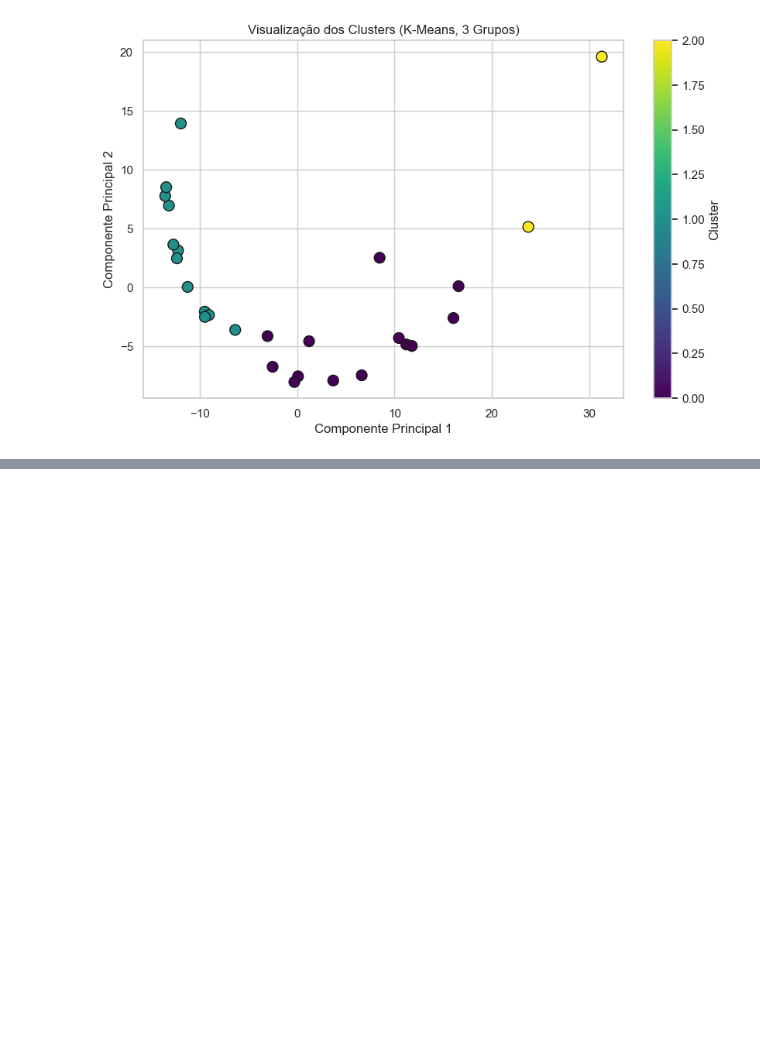
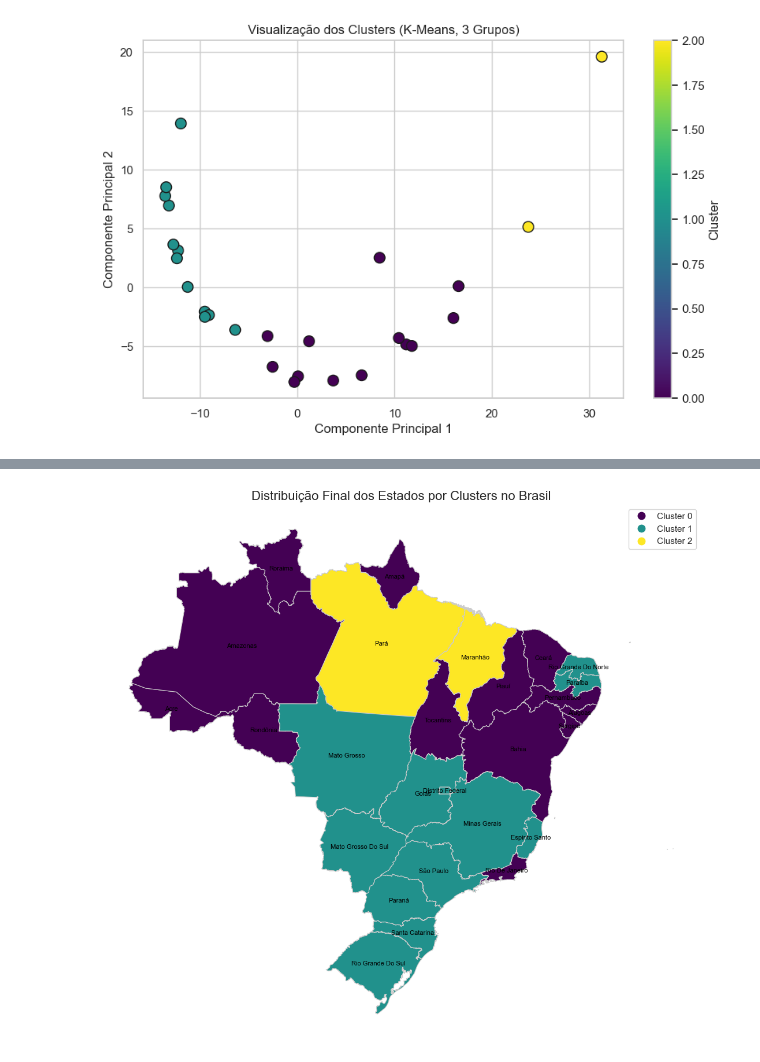
Before and after one commit to tnleite/real-estate-opportunities-analysis, a Jupyter notebook: 02-Analise/real-estate-opportunities-analysis.ipynb, the cells around one changed output, grey strips where cells are left out. Drawn from its saved outputs; the diff is of its cells as text; code cells hidden in the pictures; blank space fills up the shorter version.

```diff
--- a/02-Analise/real-estate-opportunities-analysis.ipynb
+++ b/02-Analise/real-estate-opportunities-analysis.ipynb
@@ -2841,0 +2873,86 @@ plt.show()
+# %%
+import difflib
+import matplotlib.pyplot as plt
+
+# ------------------------------------------------
+# Etapa 1: Função para corrigir nomes automaticamente
+# ------------------------------------------------
+def corrigir_nome_estado(nome_estado, lista_estados_clusters):
+    """
+    Corrige o nome do estado com base na correspondência mais próxima na lista de estados conhecida.
+    """
+    correspondencia = difflib.get_close_matches(nome_estado, lista_estados_clusters, n=1)
+    return correspondencia[0] if correspondencia else None
+
+# ------------------------------------------------
+# Etapa 2: Definir os estados manualmente para cada cluster
+# ------------------------------------------------
+clusters_manualmente = {
+    'Cluster 0': [
+        'Acre', 'Alagoas', 'Amapá', 'Amazonas', 'Bahia', 'Ceará',
+        'Pernambuco', 'Piauí', 'Rio de Janeiro', 'Rondônia',
+        'Roraima', 'Sergipe', 'Tocantins'
+    ],
+    'Cluster 1': [
+        'Distrito Federal', 'Espírito Santo', 'Goiás', 'Mato Grosso',
+        'Mato Grosso do Sul', 'Minas Gerais', 'Paraná', 'Paraíba',
+        'Rio Grande do Norte', 'Rio Grande do Sul', 'Santa Catarina',
+        'São Paulo'
+    ],
+    'Cluster 2': ['Maranhão', 'Pará']
+}
+
+# Unificar a lista de todos os estados dos clusters
+lista_estados_clusters = [estado for lista in clusters_manualmente.values() for estado in lista]
+
+# ------------------------------------------------
+# Etapa 3: Corrigir os nomes e atribuir os clusters
+# ------------------------------------------------
+# Corrigir os nomes dos estados no DataFrame geoespacial
+mapa_brasil['estado_corrigido'] = mapa_brasil['name_state'].apply(
+    lambda x: corrigir_nome_estado(x, lista_estados_clusters)
+)
+
+# Função para mapear o cluster correto
+def atribuir_cluster_corrigido(estado_corrigido):
+    """
+    Atribui o cluster correto ao estado corrigido.
+    """
+    for cluster, estados in clusters_manualmente.items():
+        if estado_corrigido in estados:
+            return cluster
+    return None
+
+# Atribuir os clusters ao DataFrame geoespacial corrigido
+mapa_brasil['cluster'] = mapa_brasil['estado_corrigido'].apply(atribuir_cluster_corrigido)
+
+# Verificar se todos os estados receberam cluster
+assert mapa_brasil['cluster'].isna().sum() == 0, "Alguns estados não receberam cluster!"
+
+# ------------------------------------------------
+# Etapa 4: Visualização final do mapa corrigido
+# ------------------------------------------------
+fig, ax = plt.subplots(1, 1, figsize=(15, 12))
+
+# Mapear os clusters com cores distintas
+mapa_brasil.plot(
+    column='cluster',  # Coluna dos clusters
+    cmap='viridis',  # Paleta de cores
+    linewidth=0.8,  # Espessura das bordas
+    ax=ax,  # Eixo de plotagem
+    edgecolor='0.8',  # Cor das bordas
+    legend=True  # Exibir a legenda básica
+)
+
+# Adicionando os nomes dos estados ao centro dos polígonos
+for x, y, label in zip(mapa_brasil.geometry.centroid.x,
+                       mapa_brasil.geometry.centroid.y,
+                       mapa_brasil['name_state']):
+    ax.text(x, y, label, fontsize=8, ha='center', va='center', color='black')
+
+# Ajustes finais no layout
+plt.title("Distribuição Final dos Estados por Clusters no Brasil", fontsize=16)
+ax.set_axis_off()  # Removendo os eixos para deixar o mapa limpo
+plt.show()
+# %% [output]
+[figure, added]
```
Also changed, not shown: parts of 10 cells of this notebook.
